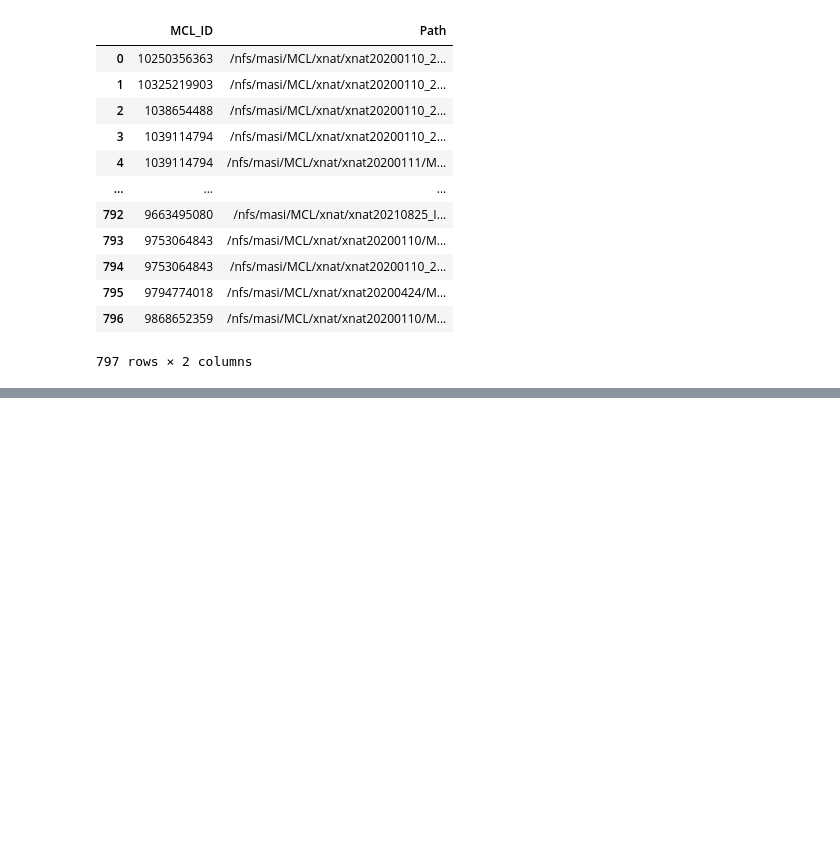
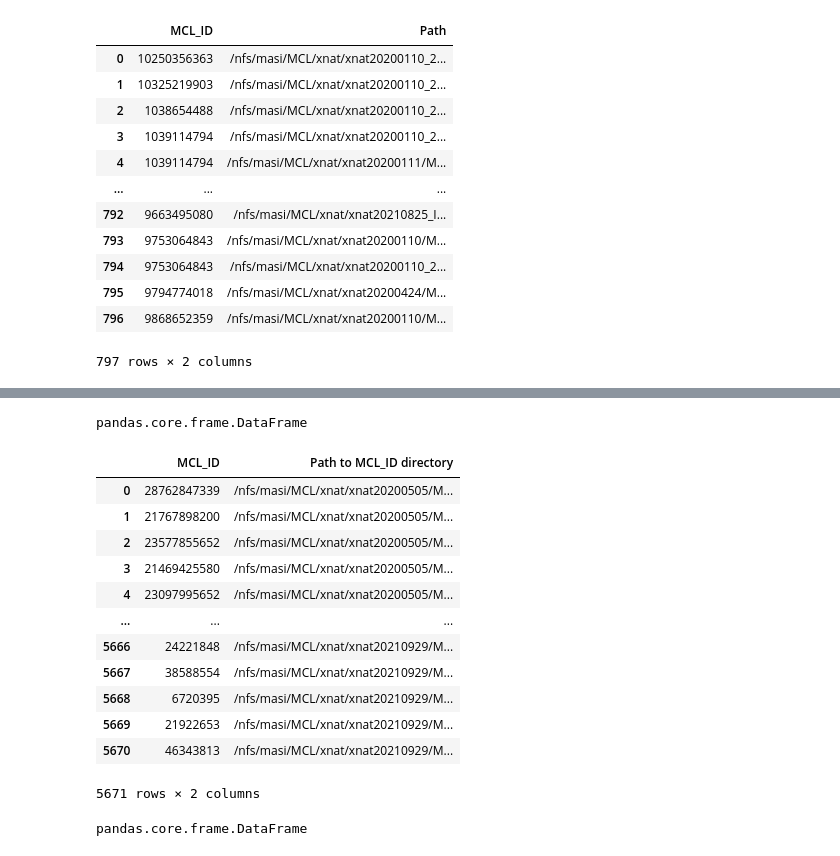
Before and after one commit to MASILab/Harmonization_Initial, a Jupyter notebook: Lung_data_organization.ipynb, the cells around one changed output, grey strips where cells are left out. Cells and saved outputs as stored; diff of their text form; code cells hidden in the pictures; blank space fills up the shorter version.

```diff
--- a/Lung_data_organization.ipynb
+++ b/Lung_data_organization.ipynb
@@ -272,0 +329,6 @@ id_table = pd.DataFrame(list(elements.items()), columns = ['MCL_ID', 'Image Path
+# %%
+mclid2 = mclid.copy()
+# %%
+paths = list(zip(*mclid2))[0]
+# %%
+ids = list(zip(*mclid2))[1]
@@ -272,0 +375,23 @@ id_table = pd.DataFrame(list(elements.items()), columns = ['MCL_ID', 'Image Path
+# %%
+#New dataframe with all the MCL IDs and their corresponding paths
+dfmcl = pd.DataFrame({'MCL_ID':ids, 'Path to MCL_ID directory':paths})
+# %%
+type(dfmcl)
+# %% [output]
+pandas.core.frame.DataFrame
+# %%
+dfmcl
+# %% [output]
+|  | MCL_ID | Path to MCL_ID directory |
+| 0 | 28762847339 | /nfs/masi/MCL/xnat/xnat20200505/M... |
+| 1 | 21767898200 | /nfs/masi/MCL/xnat/xnat20200505/M... |
+| 2 | 23577855652 | /nfs/masi/MCL/xnat/xnat20200505/M... |
+| 3 | 21469425580 | /nfs/masi/MCL/xnat/xnat20200505/M... |
+| 4 | 23097995652 | /nfs/masi/MCL/xnat/xnat20200505/M... |
+| ... | ... | ... |
+| 5666 | 24221848 | /nfs/masi/MCL/xnat/xnat20210929/M... |
+| 5667 | 38588554 | /nfs/masi/MCL/xnat/xnat20210929/M... |
+| 5668 | 6720395 | /nfs/masi/MCL/xnat/xnat20210929/M... |
+| 5669 | 21922653 | /nfs/masi/MCL/xnat/xnat20210929/M... |
+| 5670 | 46343813 | /nfs/masi/MCL/xnat/xnat20210929/M... |
+5671 rows × 2 columns
@@ -272,0 +400,4 @@ id_table = pd.DataFrame(list(elements.items()), columns = ['MCL_ID', 'Image Path
+# %%
+type(dfmcl)
+# %% [output]
+pandas.core.frame.DataFrame
```
Also changed, not shown: parts of 33 cells of this notebook.
